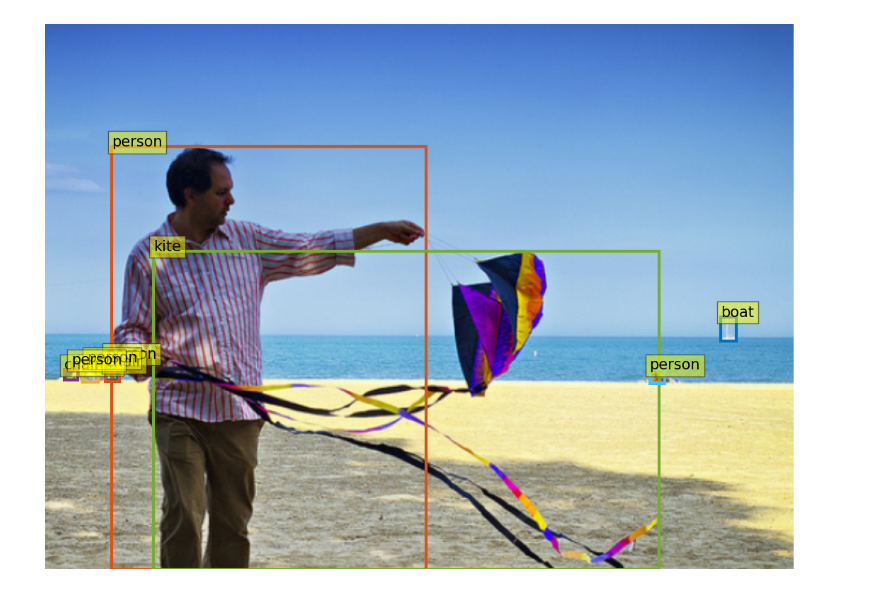
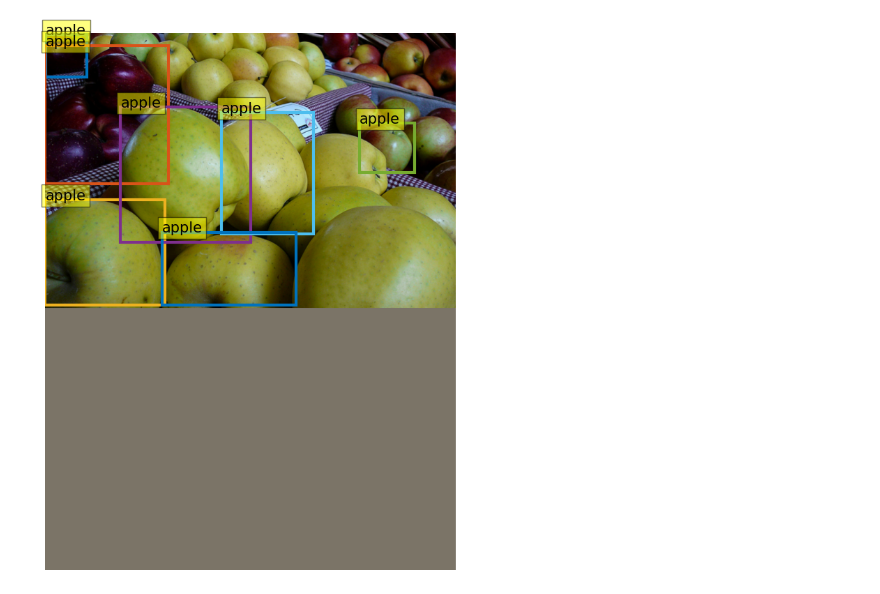
Before and after one commit to adensur/blog, a Jupyter notebook: computer_vision_zero_to_hero/13_reading_detr_source_code/sandbox.ipynb, the cells around one changed output. Drawn from its saved outputs; the diff is of its cells as text; code cells hidden in the pictures.

```diff
--- a/computer_vision_zero_to_hero/13_reading_detr_source_code/sandbox.ipynb
+++ b/computer_vision_zero_to_hero/13_reading_detr_source_code/sandbox.ipynb
@@ -205,7 +213,7 @@ torch.Size([2, 3, 608, 834])
 # %%
-plot_results(X.tensors[0], y[0]["labels"], y[0]["boxes"], mask=X.mask[0])
+plot_results(X.tensors[1], y[1]["labels"], y[1]["boxes"], mask=X.mask[1])
 # %% [output]
-[figure, old version]
+[figure, new version]
 # %%
 device = "mps"
 model, criterion, postprocessors = build_model(args)
```
Also changed, not shown: parts of 13 cells of this notebook, 9 other files.
